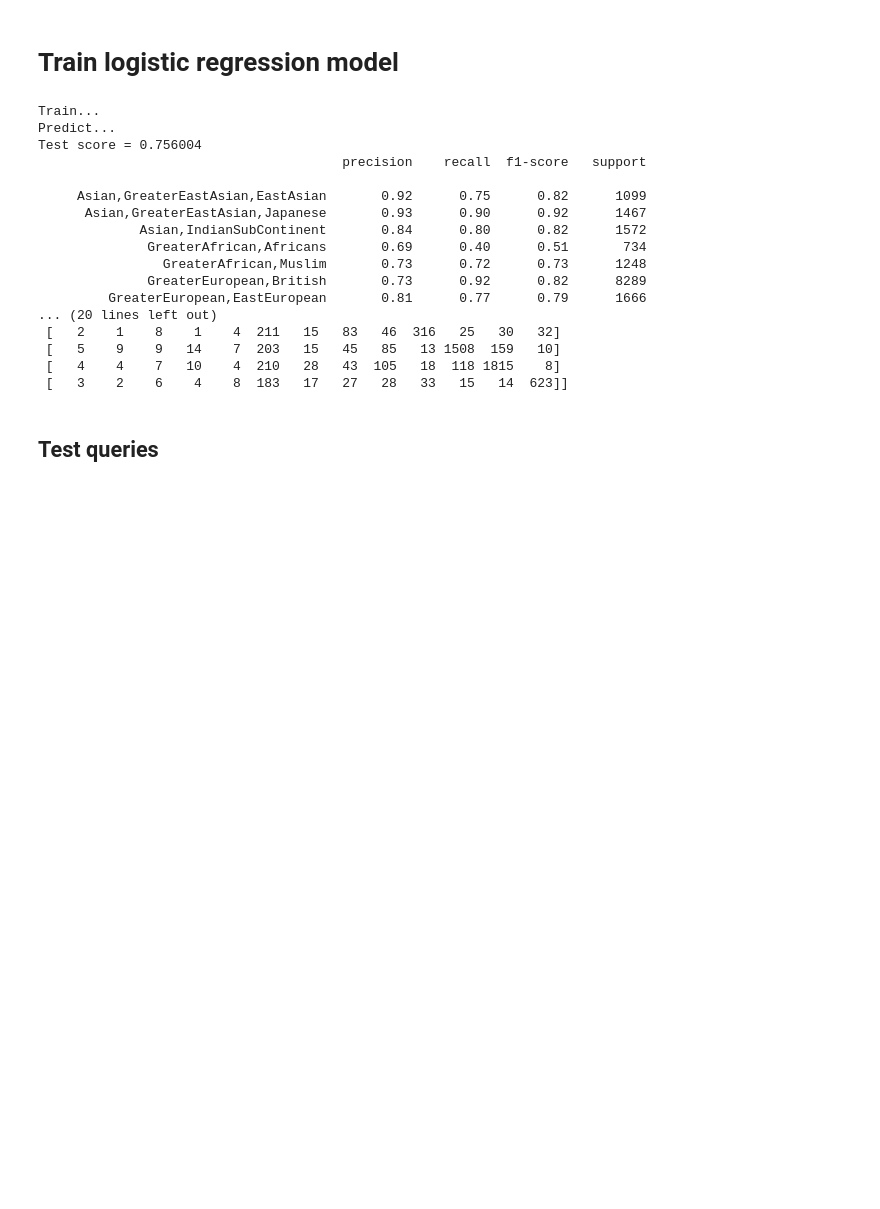
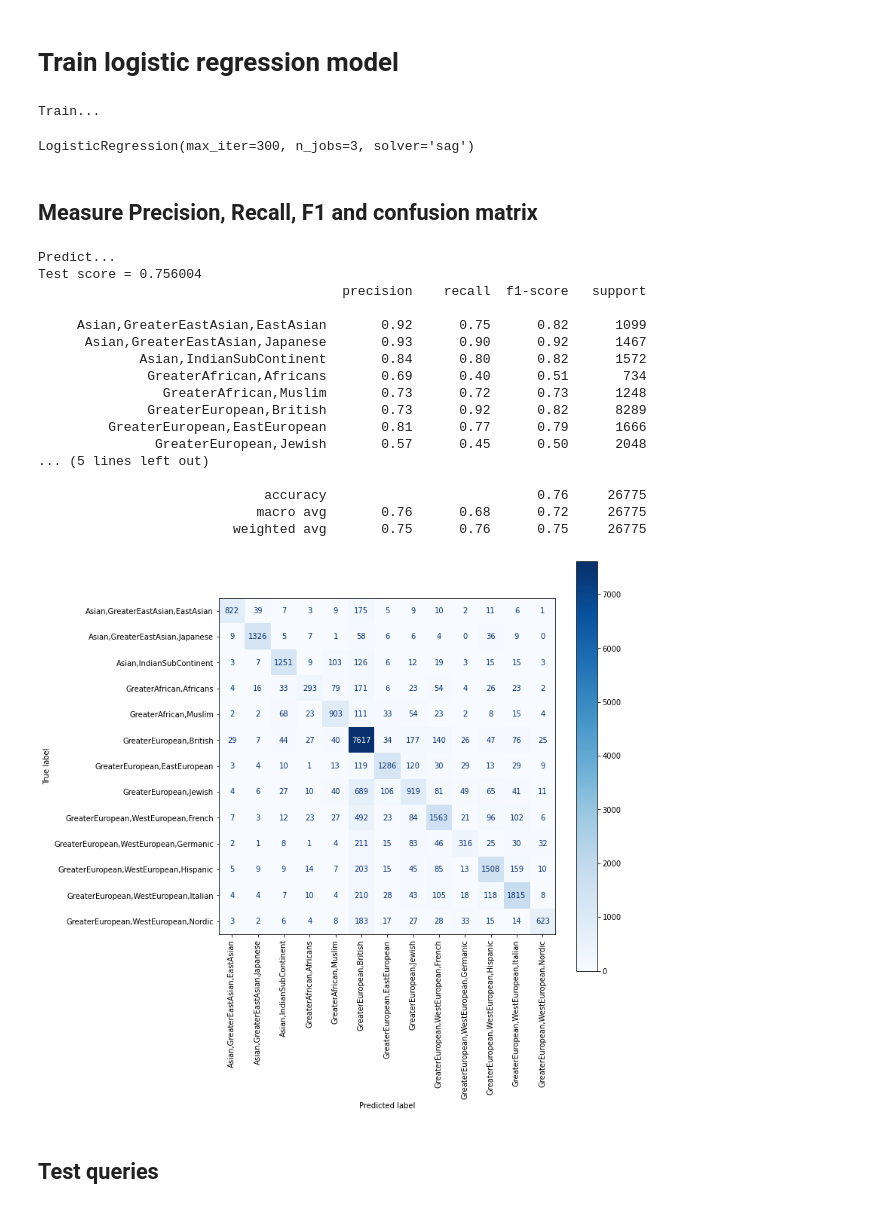
Before and after one commit to loudly-soft/ethnicolr, a Jupyter notebook: ethnicolr/models/ethnicolr_logreg_wiki_name.ipynb, the cells around one changed output. Saved outputs shown, nothing was run; the diff lists cells and outputs as text; code cells hidden in the pictures; blank space fills up the shorter version.

Commit message:
Plot confusion matrix

```diff
--- a/ethnicolr/models/ethnicolr_logreg_wiki_name.ipynb
+++ b/ethnicolr/models/ethnicolr_logreg_wiki_name.ipynb
@@ -136,33 +136,47 @@ print('Train...')
 #model = XGBClassifier(max_depth=9, objective='multi:softmax', num_classes_total_classes)
 model = LogisticRegression(max_iter=300, solver='sag', class_weight=None, n_jobs=3)
 model.fit(X_train_resampled, y_train_resampled)
-
-print('Predict...')
-y_pred = model.predict(X_test)
-score = model.score(X_test, y_test)
-print('Test score = %f' % score)
-
-target_names = list(sdf.race.astype('category').cat.categories)
-print(classification_report(y_test, y_pred, target_names=target_names))
-print(confusion_matrix(y_test, y_pred))
 # %% [output]
 Train...
-Predict...
-Test score = 0.756004
-                                       precision    recall  f1-score   support
-
-     Asian,GreaterEastAsian,EastAsian       0.92      0.75      0.82      1099
-      Asian,GreaterEastAsian,Japanese       0.93      0.90      0.92      1467
-             Asian,IndianSubContinent       0.84      0.80      0.82      1572
-              GreaterAfrican,Africans       0.69      0.40      0.51       734
-                GreaterAfrican,Muslim       0.73      0.72      0.73      1248
-              GreaterEuropean,British       0.73      0.92      0.82      8289
-         GreaterEuropean,EastEuropean       0.81      0.77      0.79      1666
-... (20 lines left out)
- [   2    1    8    1    4  211   15   83   46  316   25   30   32]
- [   5    9    9   14    7  203   15   45   85   13 1508  159   10]
- [   4    4    7   10    4  210   28   43  105   18  118 1815    8]
- [   3    2    6    4    8  183   17   27   28   33   15   14  623]]
+LogisticRegression(max_iter=300, n_jobs=3, solver='sag')
+# %% [markdown]
+## Measure Precision, Recall, F1 and confusion matrix
+# %%
+print('Predict...')
+y_pred = model.predict(X_test)
+score = model.score(X_test, y_test)
+print('Test score = %f' % score)
+
+target_names = list(sdf.race.astype('category').cat.categories)
+print(classification_report(y_test, y_pred, target_names=target_names))
+
+# plot confusion matrix
+import matplotlib.pyplot as plt
+from sklearn.metrics import plot_confusion_matrix
+
+fig, ax = plt.subplots(figsize=(10,10))
+plot_confusion_matrix(model, X_test, y_test, display_labels=target_names,
+                      ax=ax, cmap=plt.cm.Blues, xticks_rotation=90)
+plt.show()
+# %% [output]
+Predict...
+Test score = 0.756004
+                                       precision    recall  f1-score   support
+
+     Asian,GreaterEastAsian,EastAsian       0.92      0.75      0.82      1099
+      Asian,GreaterEastAsian,Japanese       0.93      0.90      0.92      1467
+             Asian,IndianSubContinent       0.84      0.80      0.82      1572
+              GreaterAfrican,Africans       0.69      0.40      0.51       734
+                GreaterAfrican,Muslim       0.73      0.72      0.73      1248
+              GreaterEuropean,British       0.73      0.92      0.82      8289
+         GreaterEuropean,EastEuropean       0.81      0.77      0.79      1666
+               GreaterEuropean,Jewish       0.57      0.45      0.50      2048
+... (5 lines left out)
+
+                             accuracy                           0.76     26775
+                            macro avg       0.76      0.68      0.72     26775
+                         weighted avg       0.75      0.76      0.75     26775
+[figure, added]
 # %% [markdown]
 ## Test queries
 # %%
```
